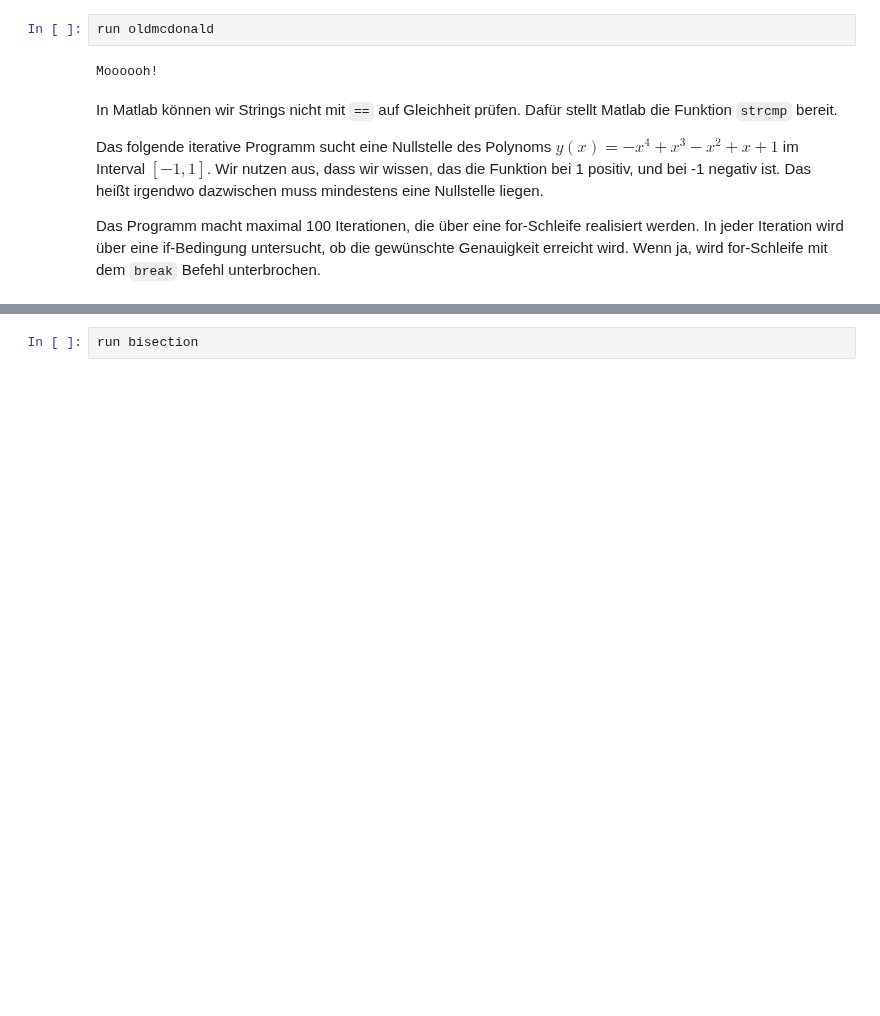
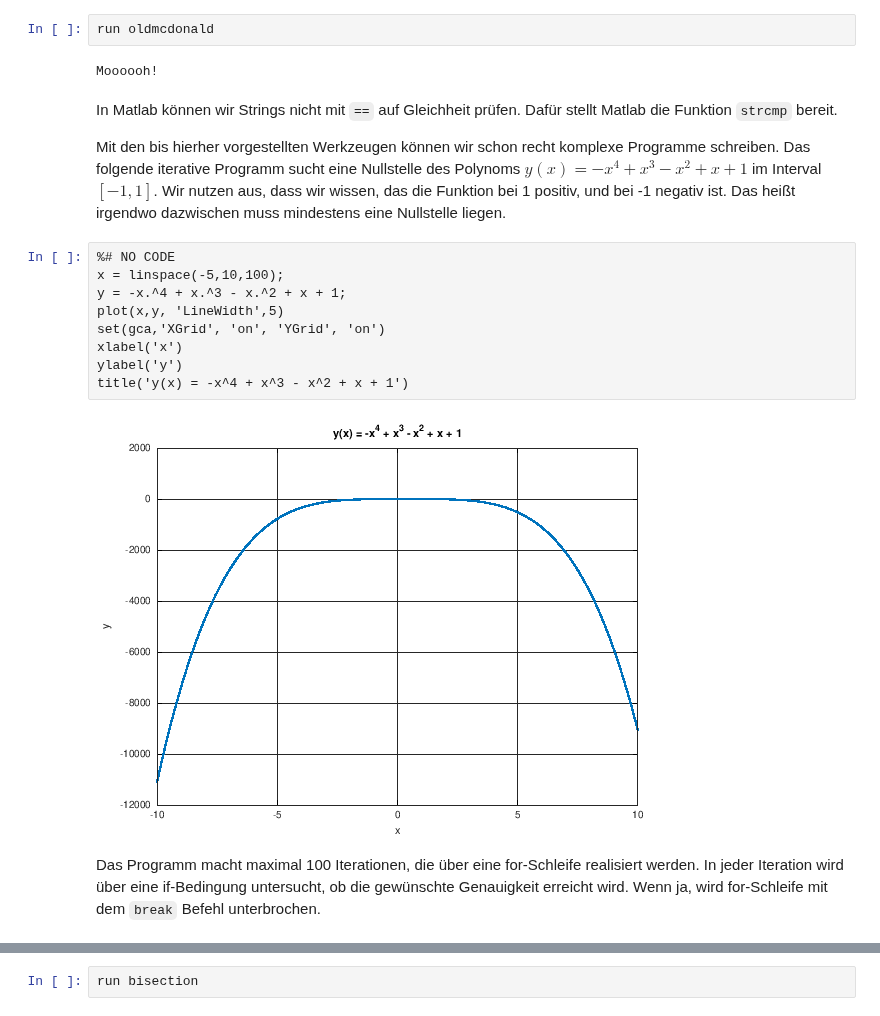
Before and after one commit to hbrs-cse/Modellbildung-und-Simulation, a Jupyter notebook: content/00_einleitung/matlab_02_scripts_and_functions.ipynb, the cells around one changed output, grey strips where cells are left out. Cells and saved outputs as stored; diff of their text form; blank space fills up the shorter version.

Commit message:
add image for bisection script

```diff
--- a/content/00_einleitung/matlab_02_scripts_and_functions.ipynb
+++ b/content/00_einleitung/matlab_02_scripts_and_functions.ipynb
@@ -188,9 +188,20 @@ Moooooh!
 # %% [markdown]
 In Matlab können wir Strings nicht mit `==` auf Gleichheit prüfen. Dafür stellt Matlab die Funktion `strcmp` bereit.
 
-Das folgende iterative Programm sucht eine Nullstelle des Polynoms $y(x)= -x^4 + x^3 - x^2 + x + 1$ im Interval $[-1,1]$. Wir nutzen aus, dass wir wissen, das die Funktion bei 1 positiv, und bei -1 negativ ist. Das heißt irgendwo dazwischen muss mindestens eine Nullstelle liegen.
-
-Das Programm macht maximal 100 Iterationen, die über eine for-Schleife realisiert werden. In jeder Iteration wird über eine if-Bedingung untersucht, ob die gewünschte Genauigkeit erreicht wird. Wenn ja, wird for-Schleife mit dem `break` Befehl unterbrochen.
+Mit den bis hierher vorgestellten Werkzeugen können wir schon recht komplexe Programme schreiben. Das folgende iterative Programm sucht eine Nullstelle des Polynoms $y(x)= -x^4 + x^3 - x^2 + x + 1$ im Interval $[-1,1]$. Wir nutzen aus, dass wir wissen, das die Funktion bei 1 positiv, und bei -1 negativ ist. Das heißt irgendwo dazwischen muss mindestens eine Nullstelle liegen.
+# %%
+%# NO CODE
+x = linspace(-5,10,100);
+y = -x.^4 + x.^3 - x.^2 + x + 1;
+plot(x,y, 'LineWidth',5)
+set(gca,'XGrid', 'on', 'YGrid', 'on')
+xlabel('x')
+ylabel('y')
+title('y(x) = -x^4 + x^3 - x^2 + x + 1')
+# %% [output]
+[figure, added]
+# %% [markdown]
+Das Programm macht maximal 100 Iterationen, die über eine for-Schleife realisiert werden. In jeder Iteration wird über eine if-Bedingung untersucht, ob die gewünschte Genauigkeit erreicht wird. Wenn ja, wird for-Schleife mit dem `break` Befehl unterbrochen.
 # %%
 %%file bisection.m
 % find a zero of the polynomial y(x)= -x^4 + x^3 - x^2 + x + 1 in the interval [-1,1]
```
Also changed, not shown: parts of 1 cell of this notebook, 4 other files.
